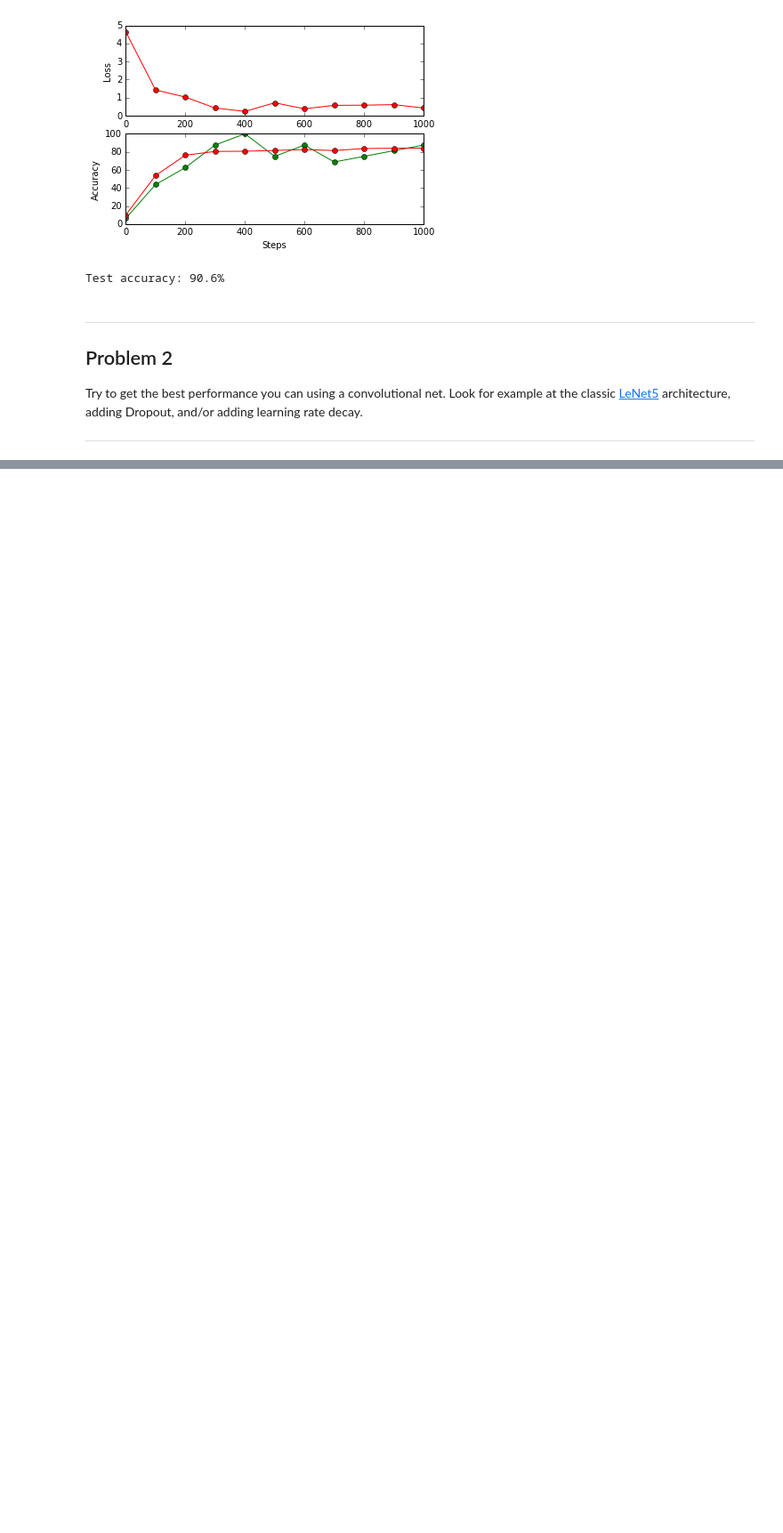
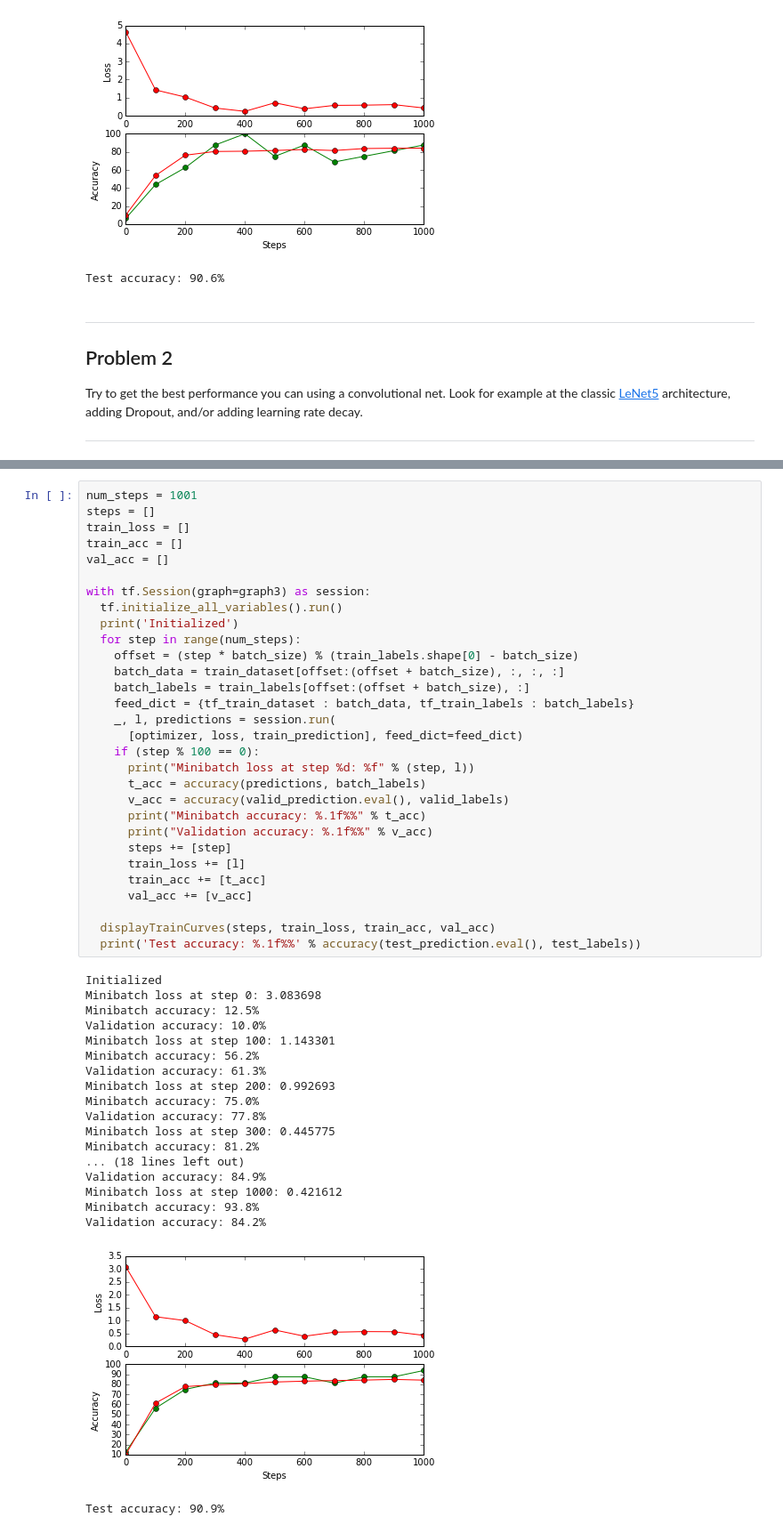
Before and after one commit to saurajit11/udacity_deepLearning, a Jupyter notebook: 4_convolutions.ipynb, the cells around one changed output, grey strips where cells are left out. Shown at 89% size. Saved outputs shown, nothing was run; the diff lists cells and outputs as text; blank space fills up the shorter version.

```diff
--- a/4_convolutions.ipynb
+++ b/4_convolutions.ipynb
@@ -309,0 +383,50 @@ Try to get the best performance you can using a convolutional net. Look for exam
+# %%
+num_steps = 1001
+steps = []
+train_loss = []
+train_acc = []
+val_acc = []
+
+with tf.Session(graph=graph3) as session:
+  tf.initialize_all_variables().run()
+  print('Initialized')
+  for step in range(num_steps):
+    offset = (step * batch_size) % (train_labels.shape[0] - batch_size)
+    batch_data = train_dataset[offset:(offset + batch_size), :, :, :]
+    batch_labels = train_labels[offset:(offset + batch_size), :]
+    feed_dict = {tf_train_dataset : batch_data, tf_train_labels : batch_labels}
+    _, l, predictions = session.run(
+      [optimizer, loss, train_prediction], feed_dict=feed_dict)
+    if (step % 100 == 0):
+      print("Minibatch loss at step %d: %f" % (step, l))
+      t_acc = accuracy(predictions, batch_labels)
+      v_acc = accuracy(valid_prediction.eval(), valid_labels)
+      print("Minibatch accuracy: %.1f%%" % t_acc)
+      print("Validation accuracy: %.1f%%" % v_acc)
+      steps += [step]
+      train_loss += [l]
+      train_acc += [t_acc]
+      val_acc += [v_acc]
+
+  displayTrainCurves(steps, train_loss, train_acc, val_acc)
+  print('Test accuracy: %.1f%%' % accuracy(test_prediction.eval(), test_labels))
+# %% [output]
+Initialized
+Minibatch loss at step 0: 3.083698
+Minibatch accuracy: 12.5%
+Validation accuracy: 10.0%
+Minibatch loss at step 100: 1.143301
+Minibatch accuracy: 56.2%
+Validation accuracy: 61.3%
+Minibatch loss at step 200: 0.992693
+Minibatch accuracy: 75.0%
+Validation accuracy: 77.8%
+Minibatch loss at step 300: 0.445775
+Minibatch accuracy: 81.2%
+... (18 lines left out)
+Validation accuracy: 84.9%
+Minibatch loss at step 1000: 0.421612
+Minibatch accuracy: 93.8%
+Validation accuracy: 84.2%
+[figure, added]
+Test accuracy: 90.9%
```
Also changed, not shown: parts of 1 cell of this notebook.
